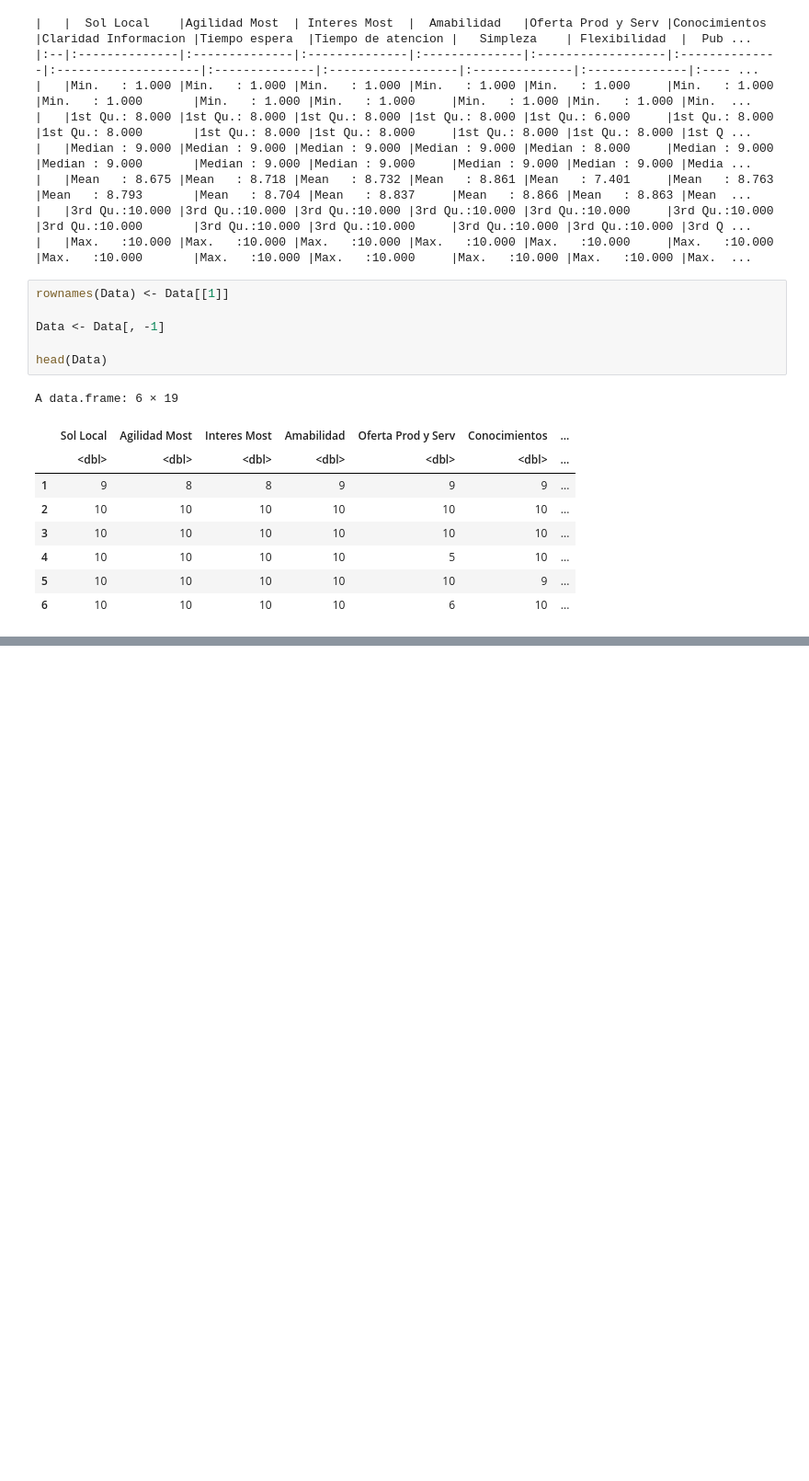
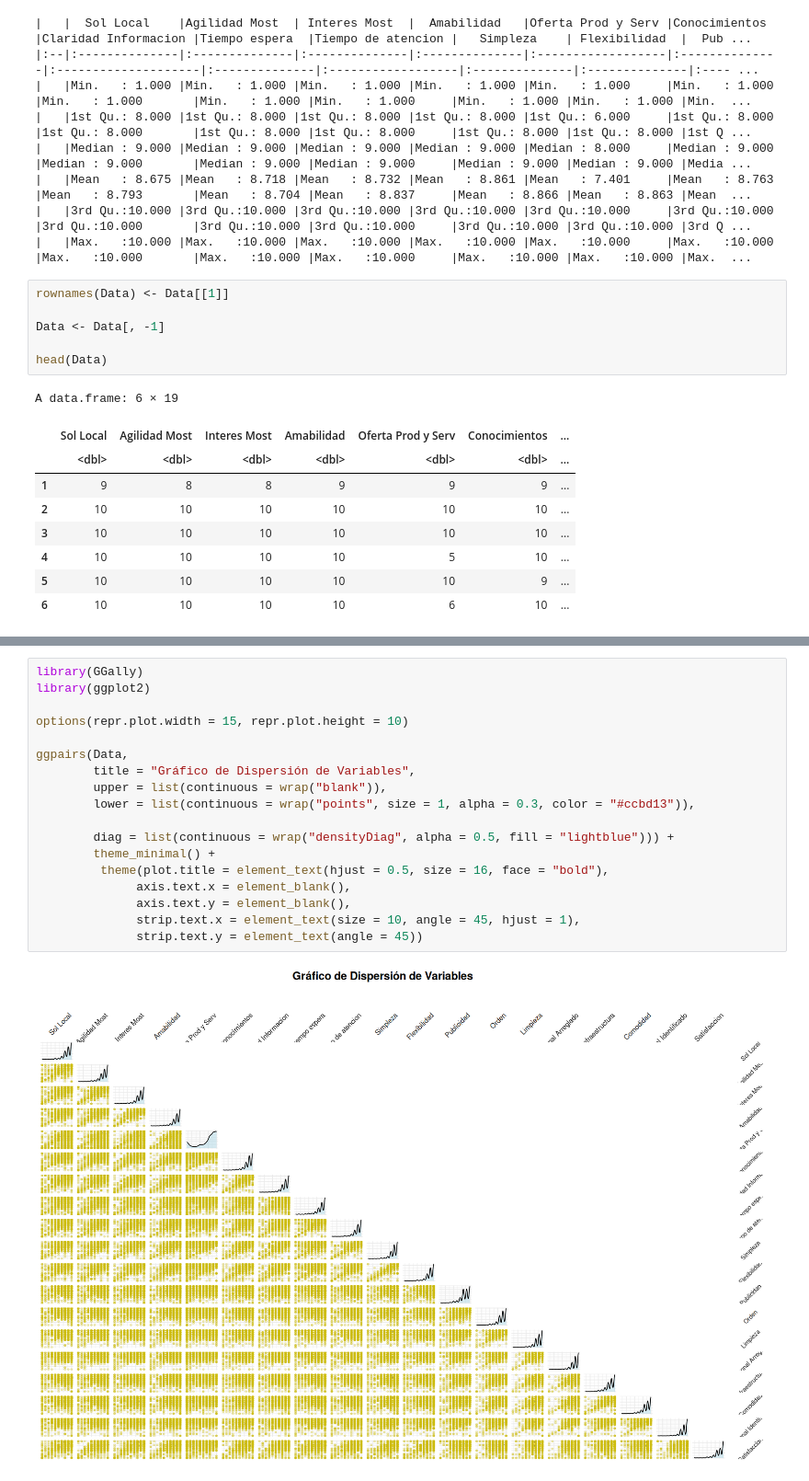
Before and after one commit to codelock54/Client_Satisfaction, a Jupyter notebook: Client_Satisfaction.ipynb, the cells around one changed output, grey strips where cells are left out. Shown at 92% size. Drawn from its saved outputs; the diff is of its cells as text; blank space fills up the shorter version.

```diff
--- a/Client_Satisfaction.ipynb
+++ b/Client_Satisfaction.ipynb
@@ -165,0 +160,20 @@ heatmap(corr_matrix,
+# %%
+library(GGally)
+library(ggplot2)
+
+options(repr.plot.width = 15, repr.plot.height = 10)
+
+ggpairs(Data,
+        title = "Gráfico de Dispersión de Variables",
+        upper = list(continuous = wrap("blank")),
+        lower = list(continuous = wrap("points", size = 1, alpha = 0.3, color = "#ccbd13")),
+
+        diag = list(continuous = wrap("densityDiag", alpha = 0.5, fill = "lightblue"))) +
+        theme_minimal() +
+         theme(plot.title = element_text(hjust = 0.5, size = 16, face = "bold"),
+              axis.text.x = element_blank(),
+              axis.text.y = element_blank(),
+              strip.text.x = element_text(size = 10, angle = 45, hjust = 1),
+              strip.text.y = element_text(angle = 45))
+# %% [output]
+[figure, added]
```
Also changed, not shown: parts of 10 cells of this notebook.
